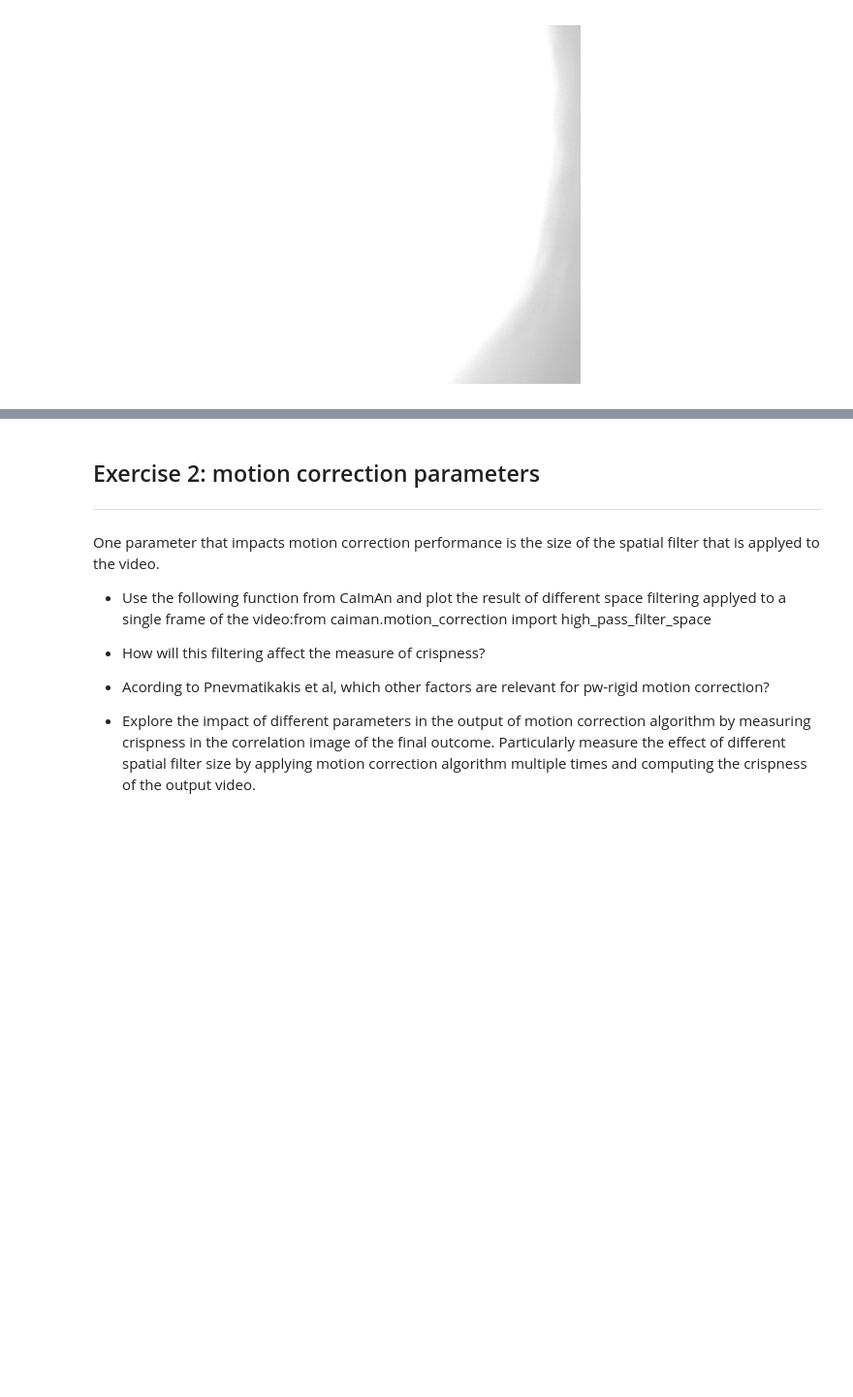
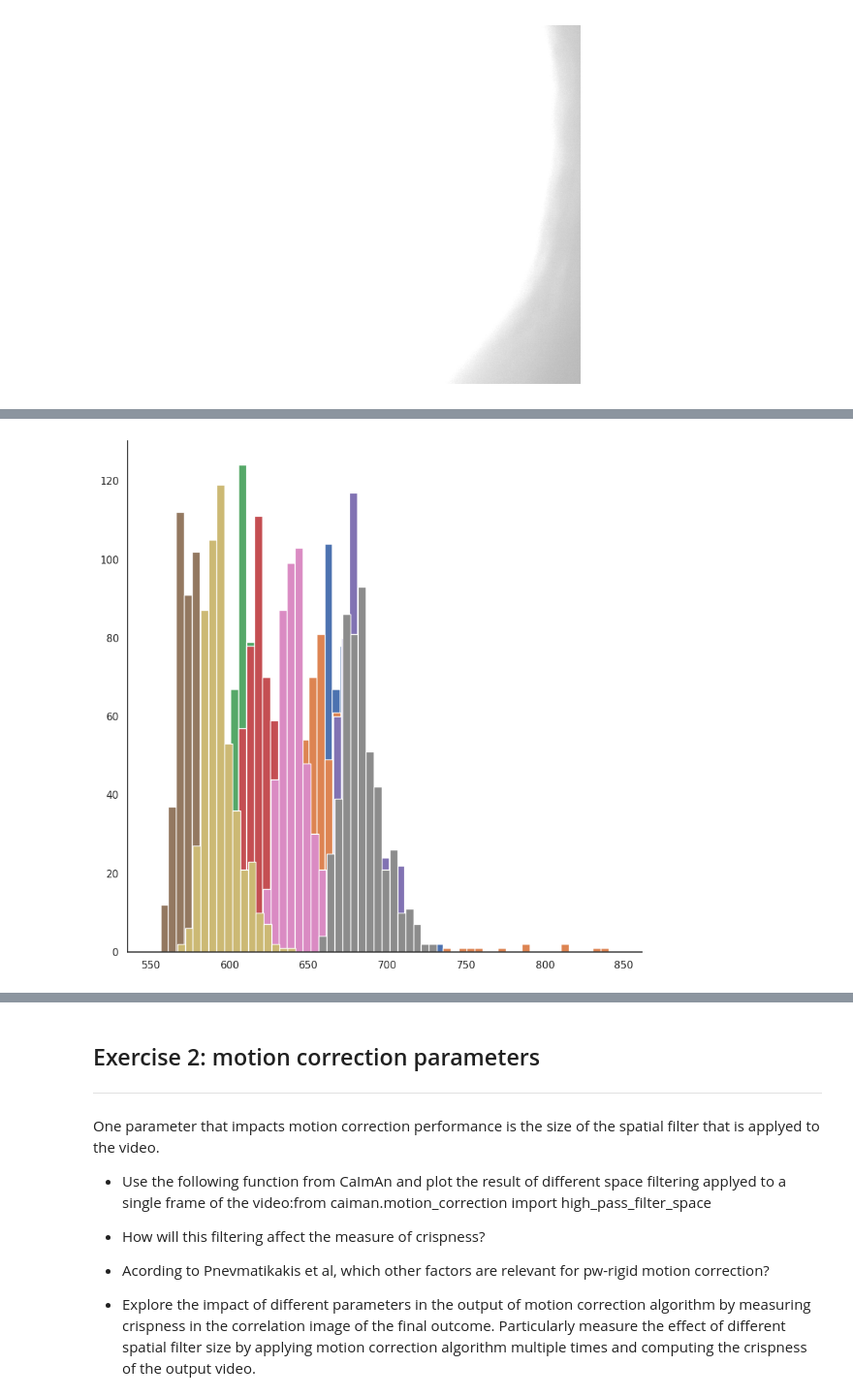
Before and after one commit to irenetiem/neuro_analysis_IT, a Jupyter notebook: neural-data-master/02-calcium_imaging/exercises.ipynb, the cells around one changed output, grey strips where cells are left out. Shown at 97% size. Drawn from its saved outputs; the diff is of its cells as text; code cells hidden in the pictures; blank space fills up the shorter version.

```diff
--- a/neural-data-master/02-calcium_imaging/exercises.ipynb
+++ b/neural-data-master/02-calcium_imaging/exercises.ipynb
@@ -267,0 +303,21 @@ aux.plot_FOV(FOV_file = input_tif_file_path_FOV , ROI_file = input_tif_file_path
+# %%
+# B
+# plot histogram of pixel value
+
+# only plot a few
+x_coords = [105, 0, 30]
+y_coords = [100, 220, 40]
+
+bins = np.arange(550, 850, 5)
+
+plt.figure(figsize = (10, 10))
+shift = 0 # for better visibility when overlapping
+for x in x_coords:
+  for y in y_coords:
+    plt.hist(ROI[:, x, y], label = 'x:{} y:{}'.format(x, y), bins = bins + shift)
+    shift += 0.2
+
+#plt.legend()
+plt.show()
+# %% [output]
+[figure, added]
```
Also changed, not shown: parts of 11 cells of this notebook.
